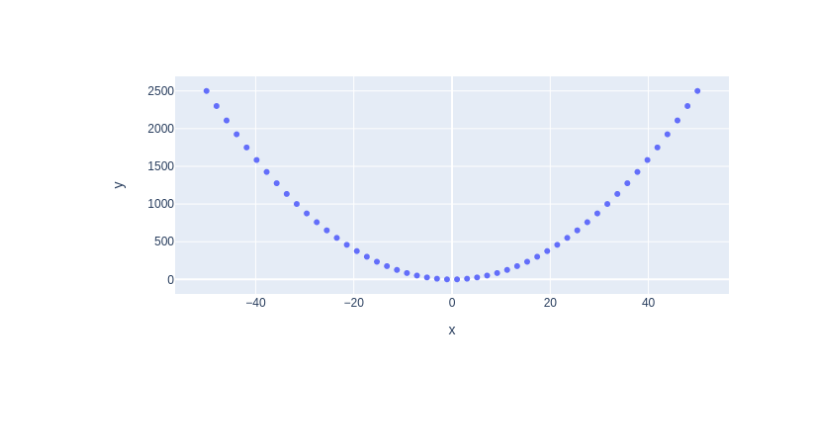
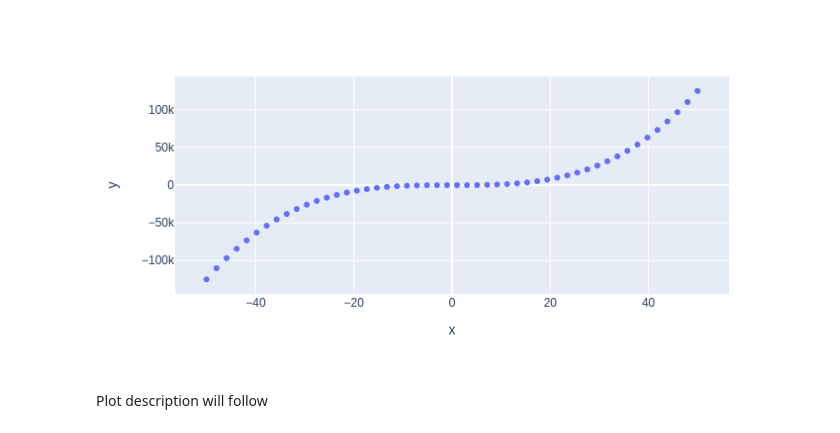
Before and after one commit to david-alber/my-notebooks-repo, a Jupyter notebook: experiment1.ipynb, the cells around one changed output. Saved outputs shown, nothing was run; the diff lists cells and outputs as text; code cells hidden in the pictures; blank space fills up the shorter version.

```diff
--- a/experiment1.ipynb
+++ b/experiment1.ipynb
@@ -6,7 +6,7 @@ import plotly.express as px
 x = np.linspace(start=-50, stop=50)
 
 # y-axis data points
-y = x ** 2
+y = x ** 3
 
 # define the plot
 fig = px.scatter(x=x, y=y)
@@ -17 +16,3 @@ fig.show()
-[figure, old version]
+[figure, new version]
+# %% [markdown]
+Plot description will follow
```
Also changed, not shown: parts of 1 cell of this notebook.
